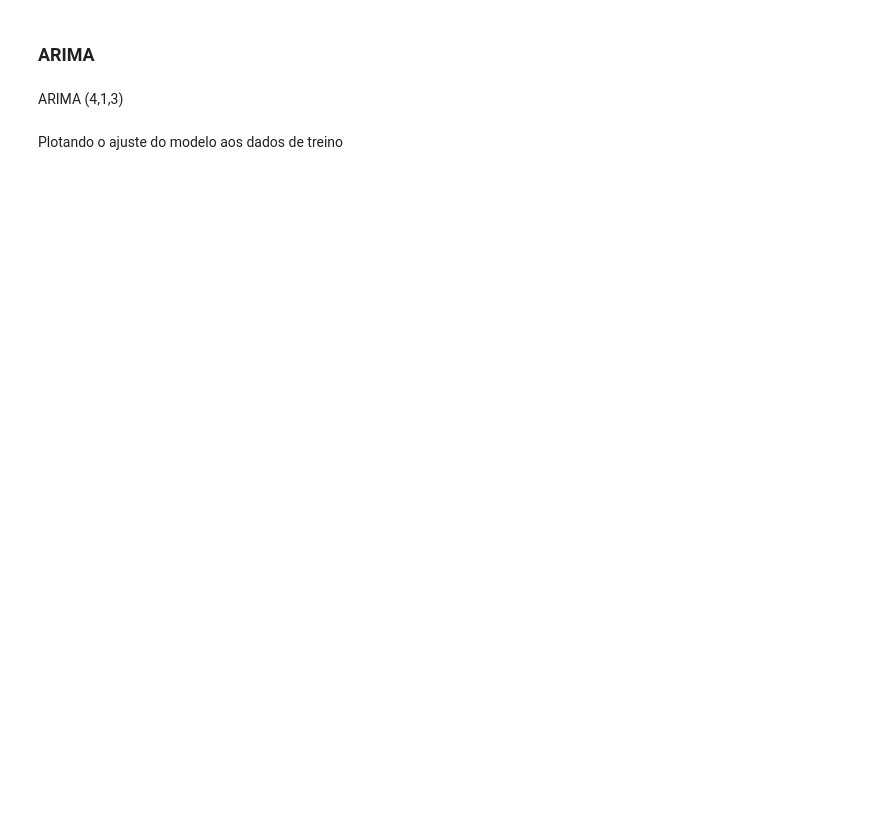
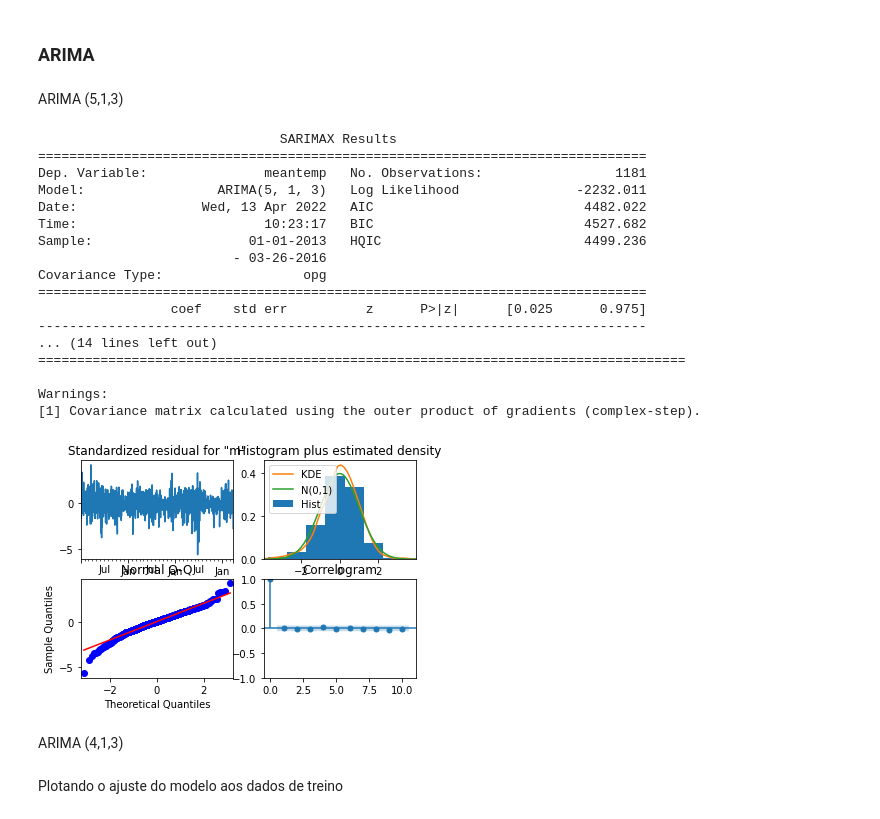
Before and after one commit to lucascouri2/residencia-st, a Jupyter notebook: Relatorio.ipynb, the cells around one changed output. Cells and saved outputs as stored; diff of their text form; code cells hidden in the pictures; blank space fills up the shorter version.

```diff
--- a/Relatorio.ipynb
+++ b/Relatorio.ipynb
@@ -116,2 +195,32 @@ plot_pacf(dfd1)
+# %%
+def perform_arima(p,d,q,data):
+    arima_model = ARIMA(data, order=(p,d,q))
+    res_arima = arima_model.fit()
+    print(res_arima.summary())
+    res_arima.plot_diagnostics()
+    return res_arima
+# %% [markdown]
+ARIMA (5,1,3)
+# %%
+res_arima_1 = perform_arima(5,1,3,df_train)
+# %% [output]
+                               SARIMAX Results
+==============================================================================
+Dep. Variable:               meantemp   No. Observations:                 1181
+Model:                 ARIMA(5, 1, 3)   Log Likelihood               -2232.011
+Date:                Wed, 13 Apr 2022   AIC                           4482.022
+Time:                        10:23:17   BIC                           4527.682
+Sample:                    01-01-2013   HQIC                          4499.236
+                         - 03-26-2016
+Covariance Type:                  opg
+==============================================================================
+                 coef    std err          z      P>|z|      [0.025      0.975]
+------------------------------------------------------------------------------
+... (14 lines left out)
+===================================================================================
+
+Warnings:
+[1] Covariance matrix calculated using the outer product of gradients (complex-step).
+[figure, added]
 # %% [markdown]
 ARIMA (4,1,3)
```
Also changed, not shown: parts of 83 cells of this notebook.
